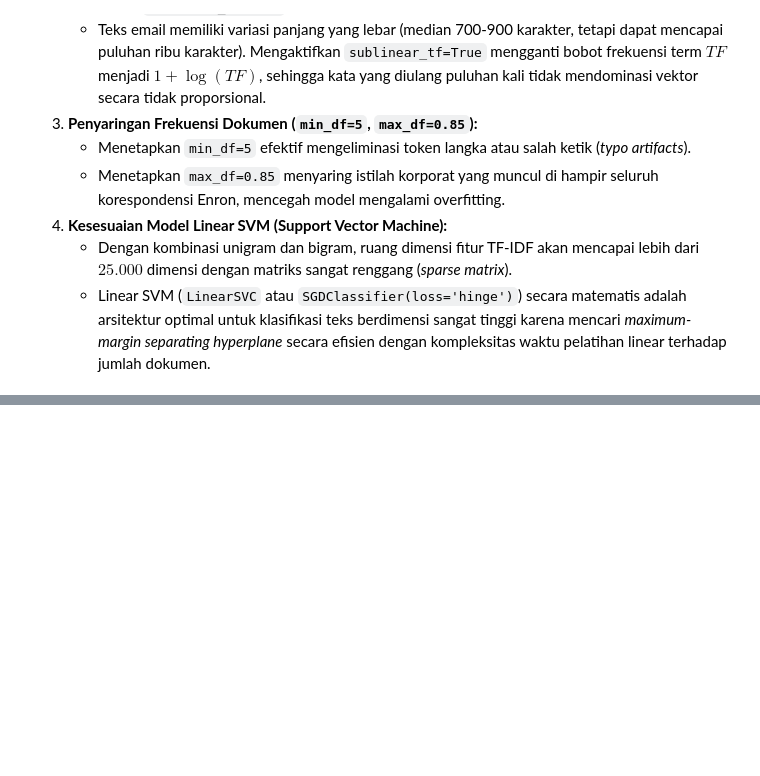
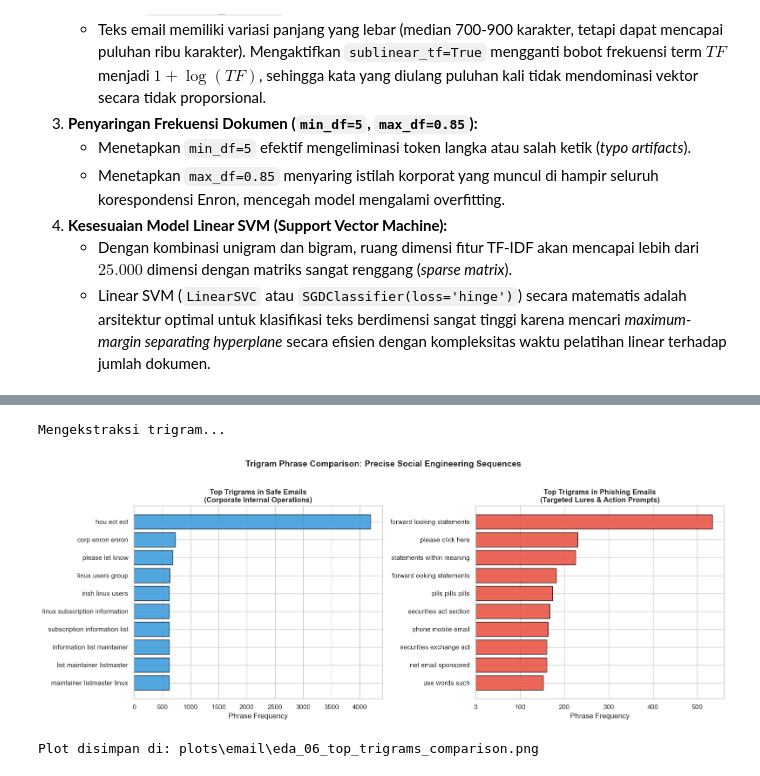
Before and after one commit to fathirrizkifadillah/PhisGuard_Model_Training, a Jupyter notebook: email.ipynb, the cells around one changed output, grey strips where cells are left out. Cells and saved outputs as stored; diff of their text form; code cells hidden in the pictures; blank space fills up the shorter version.

```diff
--- a/email.ipynb
+++ b/email.ipynb
@@ -980,0 +1061,35 @@ Berdasarkan analisis eksplorasi data NLP di atas, berikut adalah implikasi krusi
+# %%
+def extract_top_trigrams(corpus, top_n=10):
+    vec = CountVectorizer(ngram_range=(3, 3), stop_words=list(custom_stopwords), min_df=4, token_pattern=r'\b[a-z]{3,}\b')
+    X_counts = vec.fit_transform(corpus)
+    word_freq = X_counts.sum(axis=0)
+    words = [(word, word_freq[0, idx]) for word, idx in vec.vocabulary_.items()]
+    words = sorted(words, key=lambda x: x[1], reverse=True)
+    return pd.DataFrame(words[:top_n], columns=['Trigram Phrase', 'Frequency'])
+
+print("Mengekstraksi trigram...")
+safe_trigrams = extract_top_trigrams(safe_corpus, top_n=10)
+phish_trigrams = extract_top_trigrams(phish_corpus, top_n=10)
+
+fig, axes = plt.subplots(1, 2, figsize=(16, 6))
+
+axes[0].barh(safe_trigrams['Trigram Phrase'][::-1], safe_trigrams['Frequency'][::-1],
+             color='#3498db', edgecolor='black', alpha=0.85)
+axes[0].set_title('Top Trigrams in Safe Emails\n(Corporate Internal Operations)', fontsize=12, fontweight='bold')
+axes[0].set_xlabel('Phrase Frequency')
+
+axes[1].barh(phish_trigrams['Trigram Phrase'][::-1], phish_trigrams['Frequency'][::-1],
+             color='#e74c3c', edgecolor='black', alpha=0.85)
+axes[1].set_title('Top Trigrams in Phishing Emails\n(Targeted Lures & Action Prompts)', fontsize=12, fontweight='bold')
+axes[1].set_xlabel('Phrase Frequency')
+
+plt.suptitle('Trigram Phrase Comparison: Precise Social Engineering Sequences', fontsize=14, fontweight='bold', y=1.02)
+plt.tight_layout()
+eda_file6 = EDA_PLOT_DIR / 'eda_06_top_trigrams_comparison.png'
+plt.savefig(eda_file6, dpi=200, bbox_inches='tight')
+plt.show()
+print(f"Plot disimpan di: {eda_file6}")
+# %% [output]
+Mengekstraksi trigram...
+[figure, added]
+Plot disimpan di: plots\email\eda_06_top_trigrams_comparison.png
```
Also changed, not shown: parts of 6 cells of this notebook, 9 other files.
